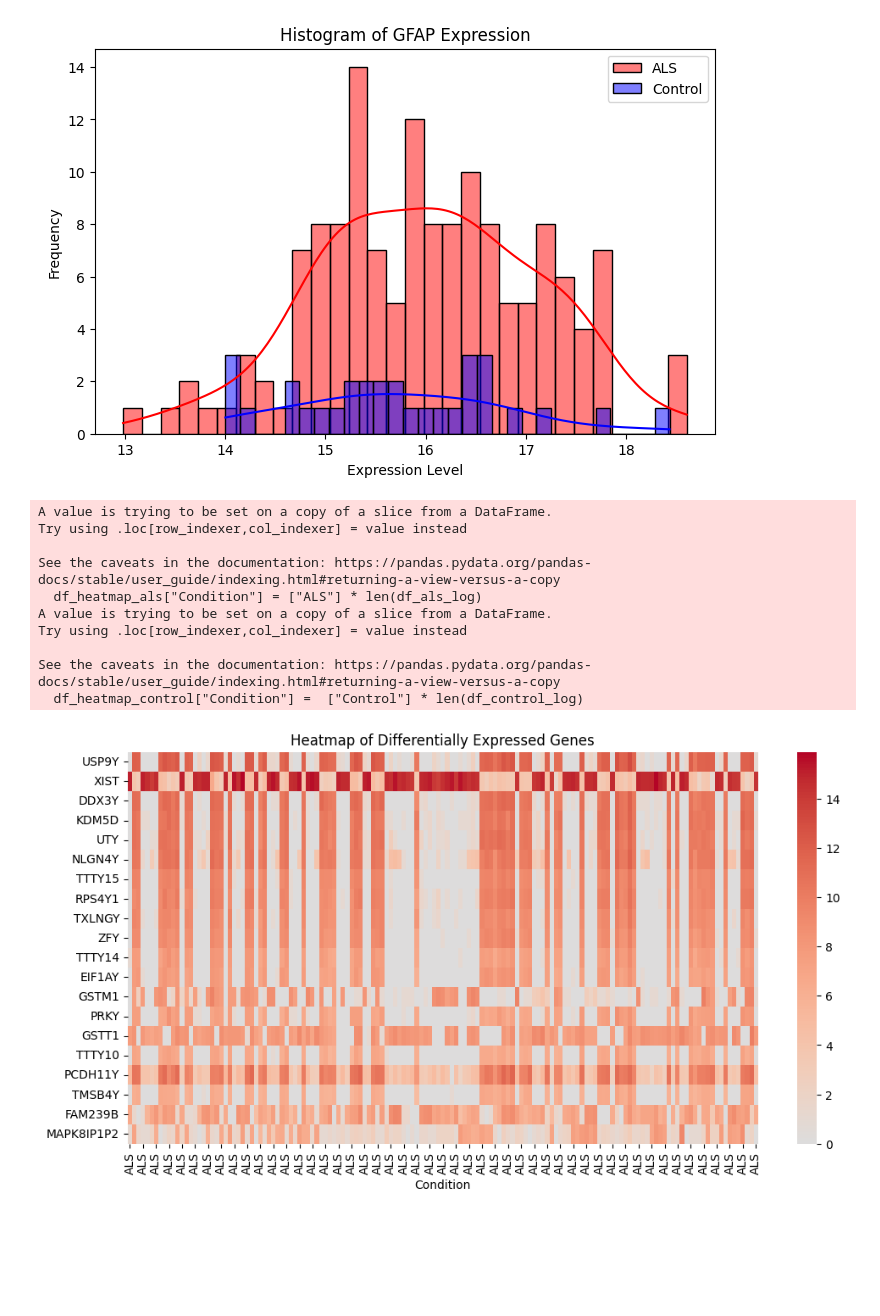
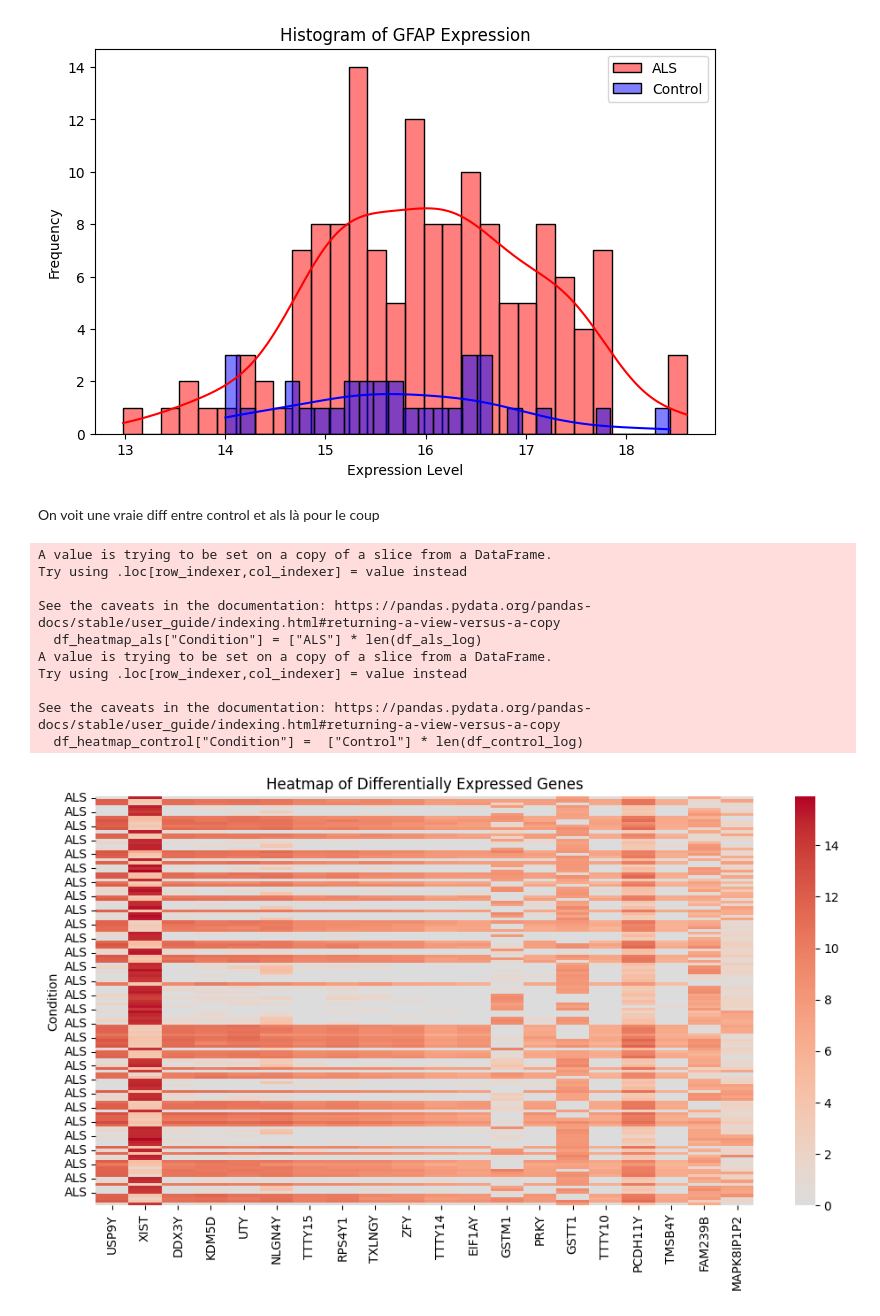
Before and after one commit to lenorabuggenhoudt/BioInfo, a Jupyter notebook: data_extraction.ipynb, the cells around one changed output. Saved outputs shown, nothing was run; the diff lists cells and outputs as text; code cells hidden in the pictures; blank space fills up the shorter version.

```diff
--- a/data_extraction.ipynb
+++ b/data_extraction.ipynb
@@ -922,6 +936,8 @@ plt.legend()
 plt.show()
 # %% [output]
 [figure]
+# %% [markdown]
+On voit une vraie diff entre control et als là pour le coup
 # %%
 df_als_log = np.log2(df_als + 1)
 df_control_log = np.log2(df_control + 1)
@@ -936,33 +952,33 @@ top_variable_genes = std_als.nlargest(20).index  # Get top 20 variable genes in
 df_heatmap_als = df_als_log[top_variable_genes]
 df_heatmap_control = df_control_log[top_variable_genes]
 
 # Add condition labels
 df_heatmap_als["Condition"] = ["ALS"] * len(df_als_log)
 df_heatmap_als = df_heatmap_als.set_index("Condition")
 
 df_heatmap_control["Condition"] =  ["Control"] * len(df_control_log)
 df_heatmap_control = df_heatmap_control.set_index("Condition")
 
 # Create heatmap
 plt.figure(figsize=(12, 6))
-sns.heatmap(df_heatmap_als.T, cmap="coolwarm", center=0)
+sns.heatmap(df_heatmap_als, cmap="coolwarm", center=0)
 plt.title("Heatmap of Differentially Expressed Genes")
 plt.show()
 
 
 plt.figure(figsize=(12, 6))
-sns.heatmap(df_heatmap_control.T, cmap="coolwarm", center=0)
+sns.heatmap(df_heatmap_control, cmap="coolwarm", center=0)
 plt.title("Heatmap of Differentially Expressed Genes")
 plt.show()
 # %% [output]
 A value is trying to be set on a copy of a slice from a DataFrame.
 Try using .loc[row_indexer,col_indexer] = value instead
 
 See the caveats in the documentation: https://pandas.pydata.org/pandas-docs/stable/user_guide/indexing.html#returning-a-view-versus-a-copy
   df_heatmap_als["Condition"] = ["ALS"] * len(df_als_log)
 A value is trying to be set on a copy of a slice from a DataFrame.
 Try using .loc[row_indexer,col_indexer] = value instead
 
 See the caveats in the documentation: https://pandas.pydata.org/pandas-docs/stable/user_guide/indexing.html#returning-a-view-versus-a-copy
   df_heatmap_control["Condition"] =  ["Control"] * len(df_control_log)
-[figure, old version]
+[figure, new version]
```
Also changed, not shown: parts of 16 cells of this notebook.
